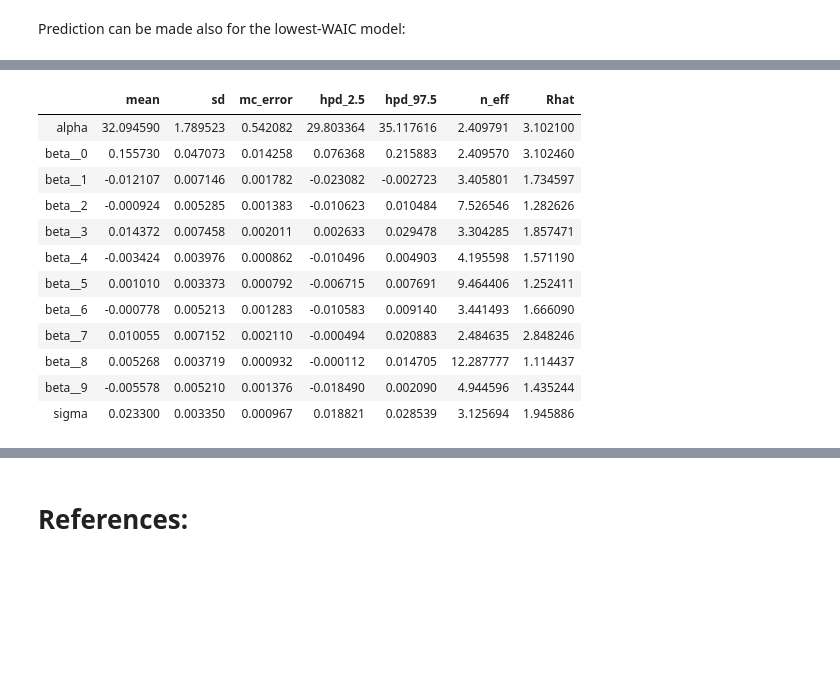
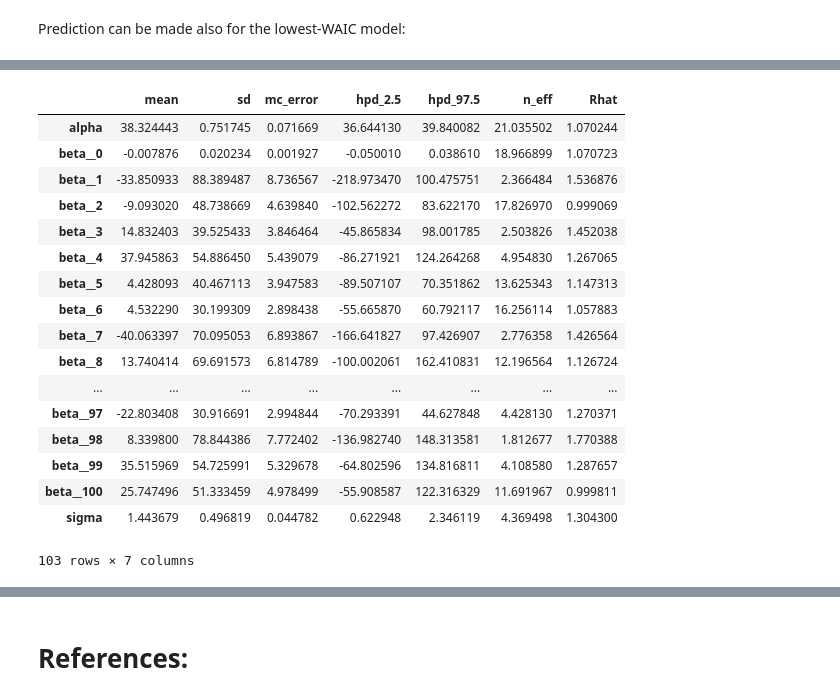
Before and after one commit to harislulic/Strathcylde_AFRC_machine_learning_tutorials, a Jupyter notebook: Untitled.ipynb, the cells around one changed output, grey strips where cells are left out. Saved outputs shown, nothing was run; the diff lists cells and outputs as text; code cells hidden in the pictures; blank space fills up the shorter version.

```diff
--- a/Untitled.ipynb
+++ b/Untitled.ipynb
@@ -251,3 +524,10 @@ UA_corr[0].columns=list1
+# %%
+#assignment of column names '100'
+list1=[None]*100
+for i in range(100):
+    list1[i]="Column"+str(i)
+Amp_corr[0].columns=list1
+UA_corr[0].columns=list1
 # %%
 X=Amp_corr[0].copy()
 UX=UA_corr[0].copy()
@@ -292,7 +572,7 @@ def draw_random_samples(draws):
 
     return ind
 # %%
-drawn_samples=draw_random_samples(3)
+drawn_samples=draw_random_samples(5)
 # %% [markdown]
 Data from *drawn_samples* will be scaled using *StandardScaler*. To be consistent with forms of functions in PyMC3, *y_train* will be inserted into *X_train_scale* as first column for every sample.
 # %%
@@ -305,6 +585,15 @@ for i in range(len(drawn_samples)):
     X_train_scale[i].insert(0, "Diameter", y_train.values, allow_duplicates = False)
     X_train_scale[i]=X_train_scale[i].drop(X_train_scale[i].columns[10:], axis=1)
 X_test_scale=scale.fit_transform(X_test)
+# %%
+scale = StandardScaler()
+X_train_scale=[None]*len(drawn_samples)
+for i in range(len(drawn_samples)):
+    X_train_scale[i] = scale.fit_transform(drawn_samples[i])
+    X_train_scale[i]=pd.DataFrame(X_train_scale[i])
+    X_train_scale[i].columns=list1
+    X_train_scale[i].insert(0, "Diameter", y_train.values, allow_duplicates = False)
+X_test_scale=scale.fit_transform(X_test)
 # %%
 UA_test_scale=scale.fit_transform(UA_test)
 # %% [markdown]
@@ -331,9 +620,9 @@ traces=[None]*len(drawn_samples) #
 model_rand=[None]*len(drawn_samples) #list of model objects,one model for every sample
 for i in range(len(drawn_samples)):
     with pm.Model() as model_rand[i]:
-        alpha = pm.Normal('alpha', mu=38, sigma=2)
-        beta = pm.Normal('beta', mu=0, sigma=1,shape=10) # shape argument to denote it as a vector-valued parameter of size 10
-        sigma = pm.HalfNormal('sigma',2)
+        alpha = pm.Normal('alpha', mu=38, sigma=1)
+        beta = pm.Normal('beta', mu=0, sigma=100,shape=101) # shape argument to denote it as a vector-valued parameter of size 10
+        sigma = pm.HalfNormal('sigma',1)
         mu = alpha + pm.math.dot(beta, (X_train_scale[i]).T) #Having defined the priors, the next statement creates the expected value mu of the outcomes, specifying
         #the linear relationship:
         #mu = alpha + beta[0]*X1 + beta[1]*X2+....beta[9]*X2
@@ -346,5 +635,5 @@ for i in range(len(drawn_samples)):
         # "Diameter"- The first argument is always the name of the random variable,
         # which should almost always match the name of the Python variable being assigned to
         # mu, the mean, and sd, the standard deviation, which we assign hyperparameter values for the model.
-        traces[i] = pm.sample(10) #trace object containing 10 samples of posteriors for alpha,beta,sigma for every sample of X
+        traces[i] = pm.sample(2000,target_accept=0.9) #trace object containing 10 samples of posteriors for alpha,beta,sigma for every sample of X
 # %% [output]
@@ -528,16 +843,21 @@ plt.legend();
 # %%
-pm.summary(traces[0])
+pm.summary(traces[2])
 # %% [output]
 |  | mean | sd | mc_error | hpd_2.5 | hpd_97.5 | n_eff | Rhat |
-| alpha | 32.094590 | 1.789523 | 0.542082 | 29.803364 | 35.117616 | 2.409791 | 3.102100 |
-| beta__0 | 0.155730 | 0.047073 | 0.014258 | 0.076368 | 0.215883 | 2.409570 | 3.102460 |
-| beta__1 | -0.012107 | 0.007146 | 0.001782 | -0.023082 | -0.002723 | 3.405801 | 1.734597 |
-| beta__2 | -0.000924 | 0.005285 | 0.001383 | -0.010623 | 0.010484 | 7.526546 | 1.282626 |
-| beta__3 | 0.014372 | 0.007458 | 0.002011 | 0.002633 | 0.029478 | 3.304285 | 1.857471 |
-| beta__4 | -0.003424 | 0.003976 | 0.000862 | -0.010496 | 0.004903 | 4.195598 | 1.571190 |
-| beta__5 | 0.001010 | 0.003373 | 0.000792 | -0.006715 | 0.007691 | 9.464406 | 1.252411 |
-| beta__6 | -0.000778 | 0.005213 | 0.001283 | -0.010583 | 0.009140 | 3.441493 | 1.666090 |
-| beta__7 | 0.010055 | 0.007152 | 0.002110 | -0.000494 | 0.020883 | 2.484635 | 2.848246 |
-| beta__8 | 0.005268 | 0.003719 | 0.000932 | -0.000112 | 0.014705 | 12.287777 | 1.114437 |
-| beta__9 | -0.005578 | 0.005210 | 0.001376 | -0.018490 | 0.002090 | 4.944596 | 1.435244 |
-| sigma | 0.023300 | 0.003350 | 0.000967 | 0.018821 | 0.028539 | 3.125694 | 1.945886 |
+| alpha | 38.324443 | 0.751745 | 0.071669 | 36.644130 | 39.840082 | 21.035502 | 1.070244 |
+| beta__0 | -0.007876 | 0.020234 | 0.001927 | -0.050010 | 0.038610 | 18.966899 | 1.070723 |
+| beta__1 | -33.850933 | 88.389487 | 8.736567 | -218.973470 | 100.475751 | 2.366484 | 1.536876 |
+| beta__2 | -9.093020 | 48.738669 | 4.639840 | -102.562272 | 83.622170 | 17.826970 | 0.999069 |
+| beta__3 | 14.832403 | 39.525433 | 3.846464 | -45.865834 | 98.001785 | 2.503826 | 1.452038 |
+| beta__4 | 37.945863 | 54.886450 | 5.439079 | -86.271921 | 124.264268 | 4.954830 | 1.267065 |
+| beta__5 | 4.428093 | 40.467113 | 3.947583 | -89.507107 | 70.351862 | 13.625343 | 1.147313 |
+| beta__6 | 4.532290 | 30.199309 | 2.898438 | -55.665870 | 60.792117 | 16.256114 | 1.057883 |
+| beta__7 | -40.063397 | 70.095053 | 6.893867 | -166.641827 | 97.426907 | 2.776358 | 1.426564 |
+| beta__8 | 13.740414 | 69.691573 | 6.814789 | -100.002061 | 162.410831 | 12.196564 | 1.126724 |
+| ... | ... | ... | ... | ... | ... | ... | ... |
+| beta__97 | -22.803408 | 30.916691 | 2.994844 | -70.293391 | 44.627848 | 4.428130 | 1.270371 |
+| beta__98 | 8.339800 | 78.844386 | 7.772402 | -136.982740 | 148.313581 | 1.812677 | 1.770388 |
+| beta__99 | 35.515969 | 54.725991 | 5.329678 | -64.802596 | 134.816811 | 4.108580 | 1.287657 |
+| beta__100 | 25.747496 | 51.333459 | 4.978499 | -55.908587 | 122.316329 | 11.691967 | 0.999811 |
+| sigma | 1.443679 | 0.496819 | 0.044782 | 0.622948 | 2.346119 | 4.369498 | 1.304300 |
+103 rows × 7 columns
```
Also changed, not shown: parts of 113 cells of this notebook, 1 other file.
